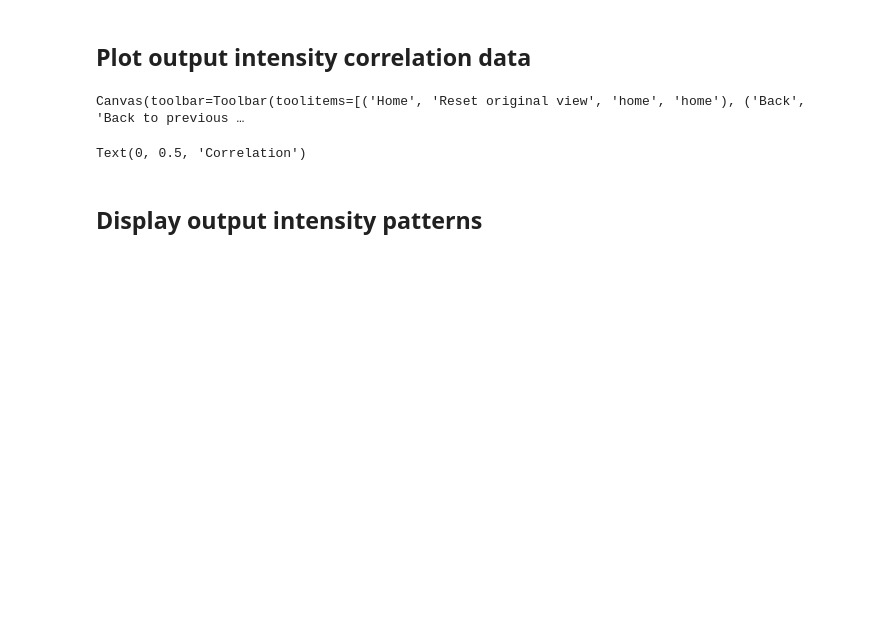
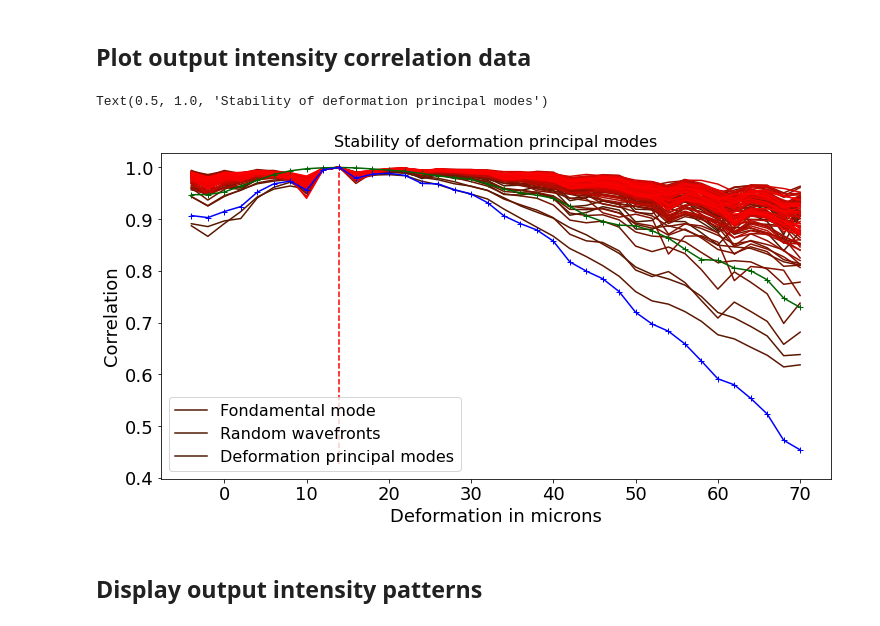
Before and after one commit to wavefrontshaping/article_MMF_disorder, a Jupyter notebook: Analysis/Analysis_Deformation.ipynb, the cells around one changed output. Cells and saved outputs as stored; diff of their text form; code cells hidden in the pictures; blank space fills up the shorter version.

```diff
--- a/Analysis/Analysis_Deformation.ipynb
+++ b/Analysis/Analysis_Deformation.ipynb
@@ -266,30 +264,30 @@ def get_color_map(n):
 # %%
 i0 = 15
 index_dx0 = 17
 plt.close('all')
-plt.figure()
+plt.figure(figsize = (12,6))
 dx = (np.array(param['Translation']['steps_pressure'])-param['Translation']['steps_pressure'][index_dx0])*1e3
 cmap = get_color_map(n = Nmodes)
 
 for i,corr_WS in enumerate(correlations_WS):
     plt.plot(dx[i0:],corr_WS[i0:],color = cmap(i))
 
 
 plt.plot(dx[i0:],correlations_mode[i0:], color = 'darkgreen', marker='+')
 
 plt.plot(dx[i0:],correlations_rand_avg[i0:],'b+-')
 all_min = plt.gca().get_ylim()[0]
 plt.vlines(dx[center_TM_index],all_min,1., 'r', linestyles = 'dashed')
 
 plt.legend(['Fondamental mode', 'Random wavefronts', 'Deformation principal modes'])
 plt.xlabel('Deformation in microns')
 plt.ylabel('Correlation')
-
+plt.title('Stability of deformation principal modes')
 # save figure
 # plt.savefig('WS_corr.svg')
 # %% [output]
-Canvas(toolbar=Toolbar(toolitems=[('Home', 'Reset original view', 'home', 'home'), ('Back', 'Back to previous …
+Text(0.5, 1.0, 'Stability of deformation principal modes')
-Text(0, 0.5, 'Correlation')
+[figure, added]
 # %% [markdown]
 ## Display output intensity patterns
 # %% [markdown]
```
Also changed, not shown: parts of 12 cells of this notebook, 1 other file.
